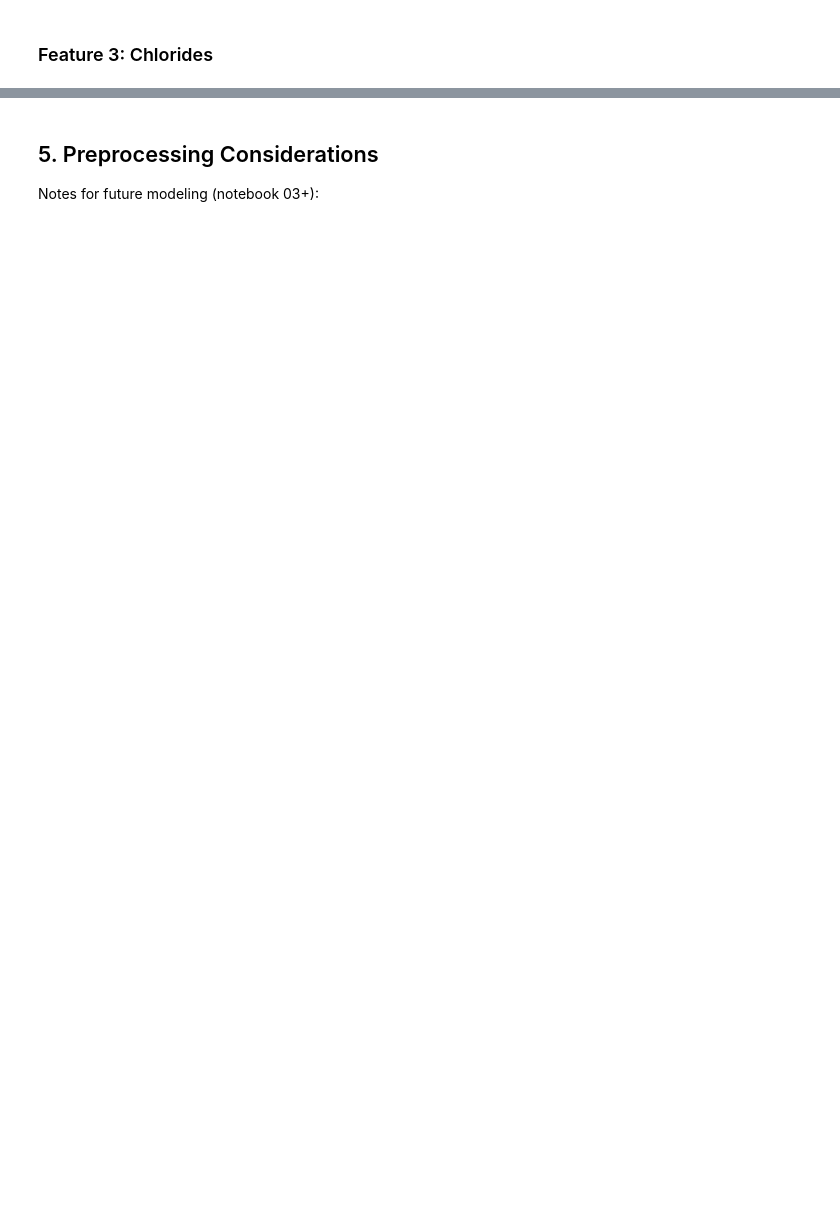
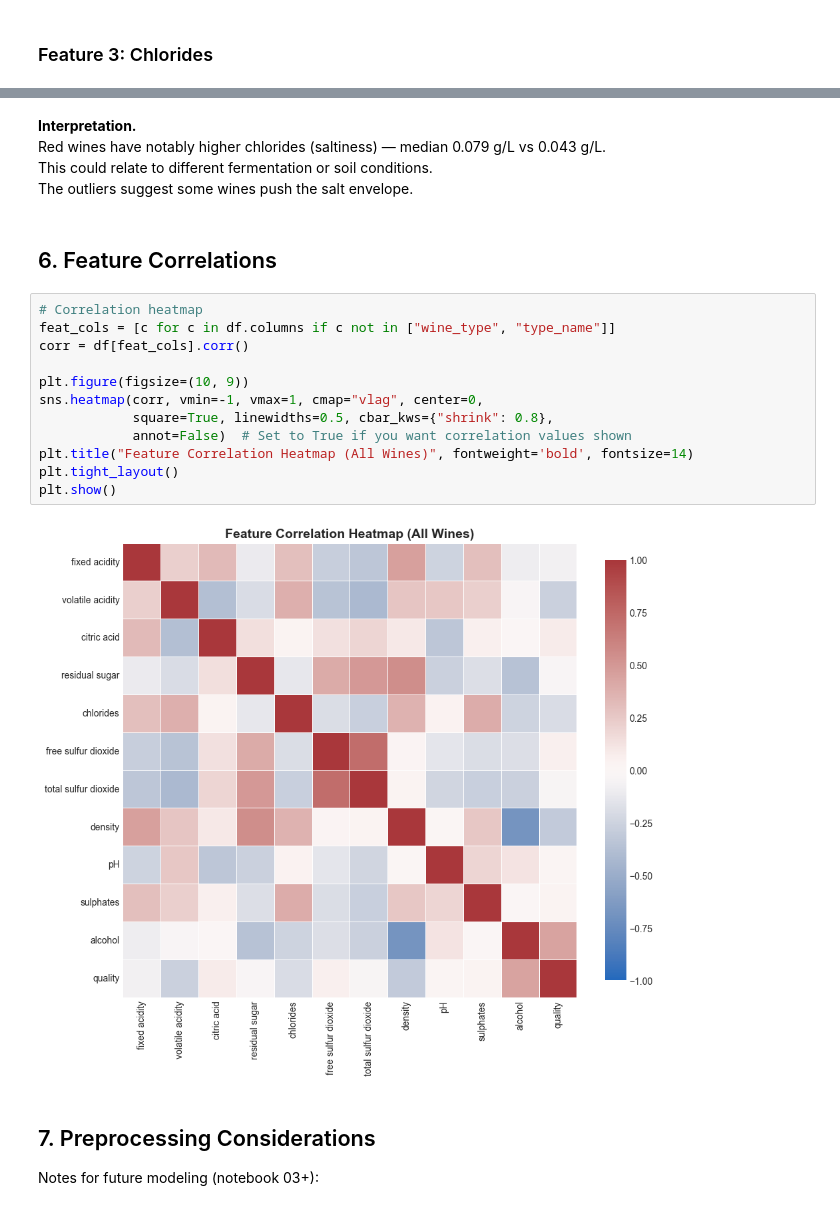
Before and after one commit to antropovanikolitf/Classification-project, a Jupyter notebook: notebooks/02_data_understanding.ipynb, the cells around one changed output, grey strips where cells are left out. Saved outputs shown, nothing was run; the diff lists cells and outputs as text; blank space fills up the shorter version.

```diff
--- a/notebooks/02_data_understanding.ipynb
+++ b/notebooks/02_data_understanding.ipynb
@@ -298,5 +232,26 @@ Chlorides (Salt Content) Insights:
+# %% [markdown]
+**Interpretation.**
+Red wines have notably higher chlorides (saltiness) — median 0.079 g/L vs 0.043 g/L.
+This could relate to different fermentation or soil conditions.
+The outliers suggest some wines push the salt envelope.
+# %% [markdown]
+## 6. Feature Correlations
+# %%
+# Correlation heatmap
+feat_cols = [c for c in df.columns if c not in ["wine_type", "type_name"]]
+corr = df[feat_cols].corr()
+
+plt.figure(figsize=(10, 9))
+sns.heatmap(corr, vmin=-1, vmax=1, cmap="vlag", center=0,
+            square=True, linewidths=0.5, cbar_kws={"shrink": 0.8},
+            annot=False)  # Set to True if you want correlation values shown
+plt.title("Feature Correlation Heatmap (All Wines)", fontweight='bold', fontsize=14)
+plt.tight_layout()
+plt.show()
+# %% [output]
+[figure, added]
 # %% [markdown]
-## 5. Preprocessing Considerations
+## 7. Preprocessing Considerations
 
 Notes for future modeling (notebook 03+):
 # %%
```
Also changed, not shown: parts of 24 cells of this notebook, 5 other files.
